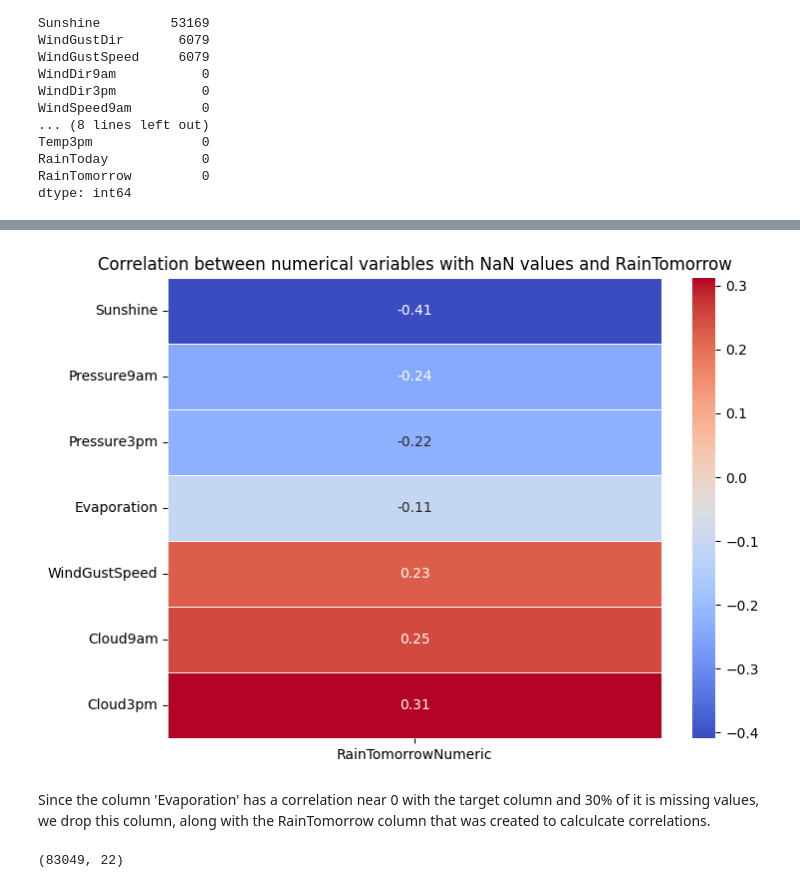
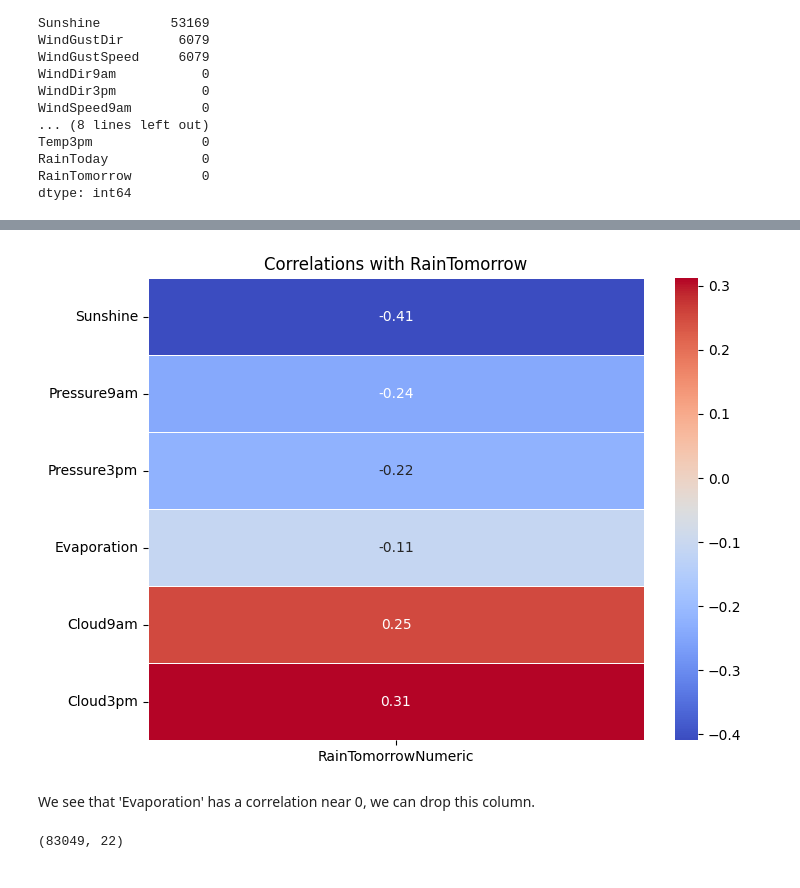
Before and after one commit to dzungpnguyen/rain-in-australia, a Jupyter notebook: data_exploration_analysis.ipynb, the cells around one changed output, grey strips where cells are left out. Drawn from its saved outputs; the diff is of its cells as text; code cells hidden in the pictures.

```diff
--- a/data_exploration_analysis.ipynb
+++ b/data_exploration_analysis.ipynb
@@ -178,8 +174,7 @@ RainToday            0
 RainTomorrow         0
 dtype: int64
 # %%
-print('Columns with % of missing values after transformation:')
-nan_percentage = df.isna().sum() / df.shape[0] * 100
-columns_with_nan = nan_percentage[nan_percentage > 0].index.tolist()
-nan_percentage[nan_percentage > 0]
+print('% of missing values after transformation:')
+percentage_missing = df.isna().sum() / df.shape[0] * 100
+percentage_missing
 # %% [output]
@@ -210,17 +215,15 @@ We will only calculate the correlations of numerical columns because:
 # %%
+columns_8_percent = percentage_missing[percentage_missing > 8].index.tolist()
 df['RainTomorrowNumeric'] = df['RainTomorrow'].map({'Yes': 1, 'No': 0})
-numerical_columns_with_nan = [col for col in columns_with_nan if df[col].dtype in ['float64', 'int64']]
-numerical_correlation = df[numerical_columns_with_nan + ['RainTomorrowNumeric']].corr()['RainTomorrowNumeric'].drop('RainTomorrowNumeric')
-corr_matrix = numerical_correlation.sort_values().to_frame()
+correlation = df[columns_8_percent + ['RainTomorrowNumeric']].corr()['RainTomorrowNumeric'].drop('RainTomorrowNumeric')
+correlation_matrix = correlation.sort_values().to_frame()
 
 plt.figure(figsize=(8, 6))
-sns.heatmap(corr_matrix, annot=True, cmap='coolwarm', cbar=True, fmt='.2f', linewidths=0.5)
-
-plt.title("Correlation between numerical variables with NaN values and RainTomorrow")
-plt.yticks(rotation=0)  # Keep y-axis labels horizontal
+sns.heatmap(correlation_matrix, annot=True, cmap='coolwarm', cbar=True, fmt='.2f', linewidths=0.5)
+plt.title("Correlations with RainTomorrow")
 plt.show()
 # %% [output]
-[figure, old version]
+[figure, new version]
-# %% [markdown]
-Since the column 'Evaporation' has a correlation near 0 with the target column and 30% of it is missing values, we drop this column, along with the RainTomorrow column that was created to calculcate correlations.
+# %% [markdown]
+We see that 'Evaporation' has a correlation near 0, we can drop this column.
 # %%
```
Also changed, not shown: parts of 14 cells of this notebook.
